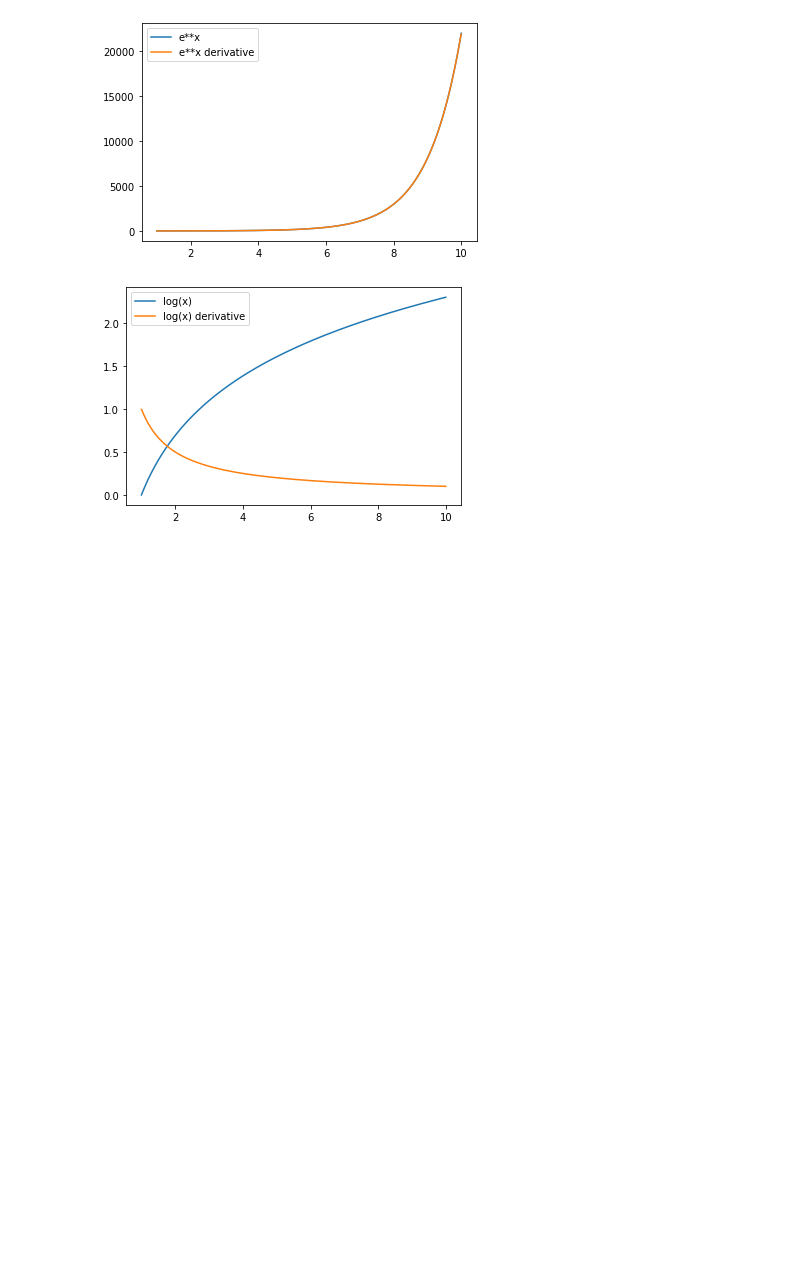
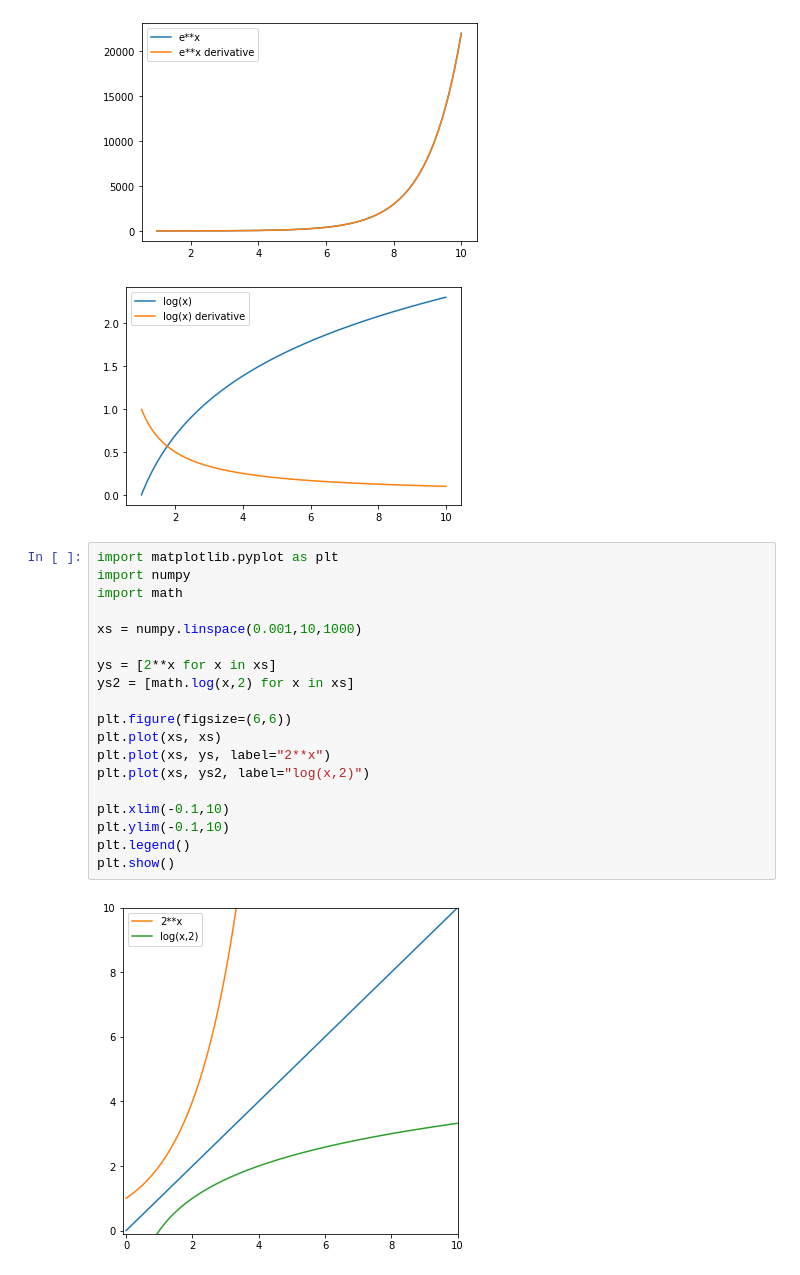
Before and after one commit to zergswim/statistics, a Jupyter notebook: derivative.ipynb, the cells around one changed output. Cells and saved outputs as stored; diff of their text form; blank space fills up the shorter version.

```diff
--- a/derivative.ipynb
+++ b/derivative.ipynb
@@ -31,3 +31,24 @@ drawGraphDe('log(x)', xs, ys)
 [figure]
 [figure]
 [figure]
+# %%
+import matplotlib.pyplot as plt
+import numpy
+import math
+
+xs = numpy.linspace(0.001,10,1000)
+
+ys = [2**x for x in xs]
+ys2 = [math.log(x,2) for x in xs]
+
+plt.figure(figsize=(6,6))
+plt.plot(xs, xs)
+plt.plot(xs, ys, label="2**x")
+plt.plot(xs, ys2, label="log(x,2)")
+
+plt.xlim(-0.1,10)
+plt.ylim(-0.1,10)
+plt.legend()
+plt.show()
+# %% [output]
+[figure, added]
```
